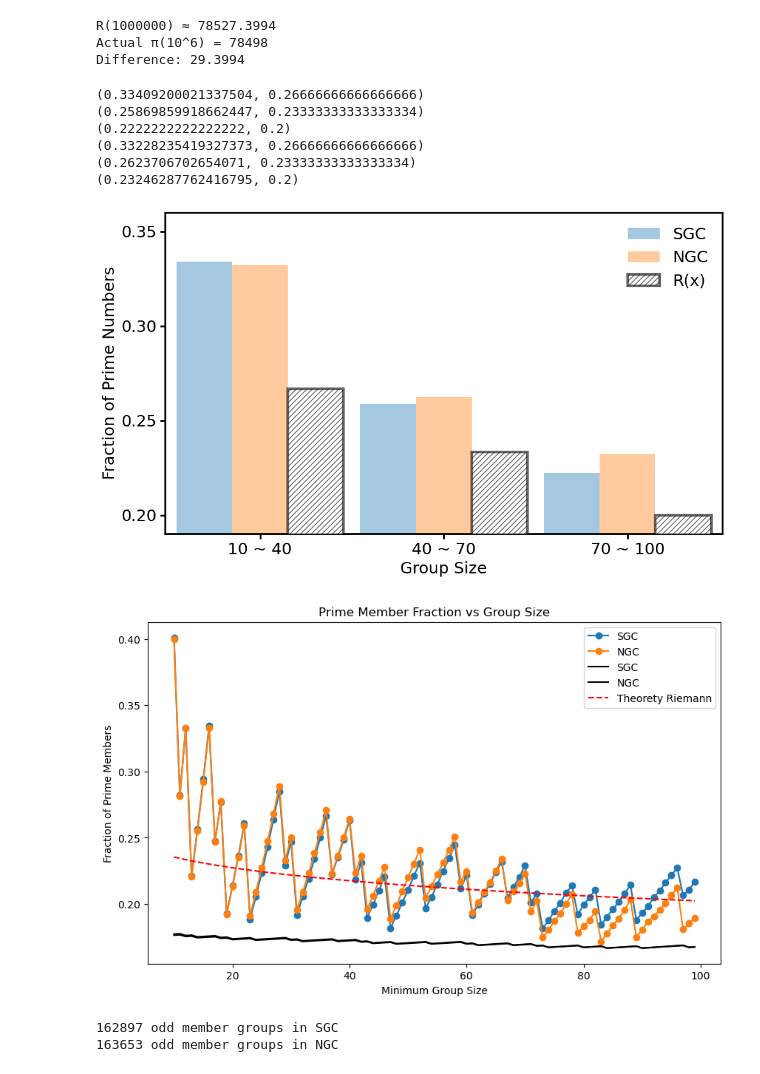
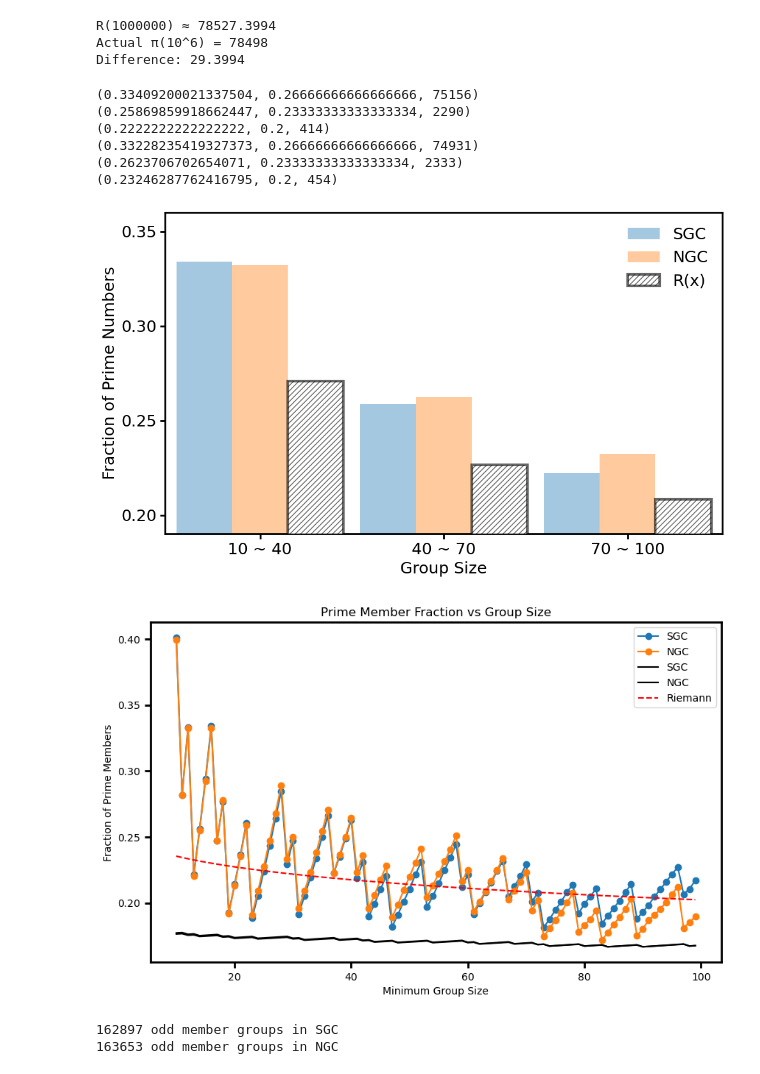
Before and after one commit to linan7788626/the-universe-favors-primes, a Jupyter notebook: the_universe_favors_primes.ipynb, the cells around one changed output. Drawn from its saved outputs; the diff is of its cells as text; code cells hidden in the pictures.

```diff
--- a/the_universe_favors_primes.ipynb
+++ b/the_universe_favors_primes.ipynb
@@ -66,9 +66,8 @@ print(f"Actual π(10^6) = 78498")
 print(f"Difference: {abs(78498 - approx):.4f}")
 
 
-def fraction_of_primes_in_range_theoretical(n_th, n_max):
+def fraction_of_primes_in_range_riemann_r(n_th, n_max):
     return (riemann_r(n_max) - riemann_r(n_th - 1))/(n_max - n_th + 1)
-    # return (n_max/np.log(n_max) - n_th/np.log(n_th)) / (n_max - n_th + 1)
 # %% [output]
 R(1000000) ≈ 78527.3994
 Actual π(10^6) = 78498
@@ -122,44 +121,53 @@ mpl.rcParams['ytick.minor.width'] = 0
 
 plt.figure(figsize=(10, 6), edgecolor='k', tight_layout=True)
 plt.bar([7, 40, 73],
         [primes_members_in_range(10, 40, Nmem1)[0],
          primes_members_in_range(40, 70, Nmem1)[0],
          primes_members_in_range(70, 100, Nmem1)[0]],
          color=['C0', 'C0','C0'], label='SGC', alpha=0.4, width=10, align='center')
 plt.bar([17, 50, 83],
         [primes_members_in_range(10, 40, Nmem2)[0],
          primes_members_in_range(40, 70, Nmem2)[0],
          primes_members_in_range(70, 100, Nmem2)[0]],
          color=['C1', 'C1','C1'], label='NGC', alpha=0.4, width=10, align='center')
+# plt.bar([17, 50, 83],
+#          [primes_members_in_range(10, 40, Nmem1)[1],
+#           primes_members_in_range(40, 70, Nmem1)[1],
+#           primes_members_in_range(70, 100, Nmem1)[1]],
+#           color=['w','w','w'], label='R(x)', alpha=0.6, width=30, align='center',
+#           hatch='////', edgecolor='k', linewidth=3, zorder=3
+#           )
+
 plt.bar([27, 60, 93],
-         [primes_members_in_range(10, 40, Nmem1)[1],
-          primes_members_in_range(40, 70, Nmem1)[1],
-          primes_members_in_range(70, 100, Nmem1)[1]],
+         [fraction_of_primes_in_range_riemann_r(10, 40),
+          fraction_of_primes_in_range_riemann_r(40, 70),
+          fraction_of_primes_in_range_riemann_r(70, 100)],
           color=['w','w','w'], label='R(x)', alpha=0.6, width=10, align='center',
           hatch='////', edgecolor='k', linewidth=3, zorder=3
           )
 
-# plt.plot([i for i in range(10, 100)],[riemann_r(i)/i for i in range(10, 100)],
+# plt.bar([17, 50, 83], [riemann_r(i)/i for i in range(10, 100)],
 #                        'r--', label='Riemann')
+
 plt.xlim(0, 100)
 plt.ylim(0.19, 0.36)
 plt.xlabel('Group Size', fontsize=18)
 plt.ylabel('Fraction of Prime Numbers', fontsize=18)
 # plt.title('Prime Number Fraction vs Group Size', fontsize=18)
 # numeric tick positions + text labels
 plt.xticks([17, 50, 83], ['10 ~ 40', '40 ~ 70', '70 ~ 100'], fontsize=18)
 plt.yticks([0.20, 0.25, 0.30, 0.35], fontsize=18)
 plt.legend(frameon=False, fontsize=18, loc='upper right', ncol=1)
 plt.savefig('../plots/prime_fraction_vs_group_size.pdf', dpi=300)
 plt.show()
 # %% [output]
-(0.33409200021337504, 0.26666666666666666)
-(0.25869859918662447, 0.23333333333333334)
-(0.2222222222222222, 0.2)
-(0.33228235419327373, 0.26666666666666666)
-(0.2623706702654071, 0.23333333333333334)
-(0.23246287762416795, 0.2)
+(0.33409200021337504, 0.26666666666666666, 75156)
+(0.25869859918662447, 0.23333333333333334, 2290)
+(0.2222222222222222, 0.2, 414)
+(0.33228235419327373, 0.26666666666666666, 74931)
+(0.2623706702654071, 0.23333333333333334, 2333)
+(0.23246287762416795, 0.2, 454)
-[figure, old version]
+[figure, new version]
 # %%
 n_th1_list = []
 fraction_prime1_list = []
@@ -215,7 +223,7 @@ plt.title('Prime Member Fraction vs Group Size')
 plt.legend()
 plt.show()
 # %% [output]
-[figure, old version]
+[figure, new version]
 # %%
 
 odd_values = Nsel1[Nsel1 % 2 != 0]
```
